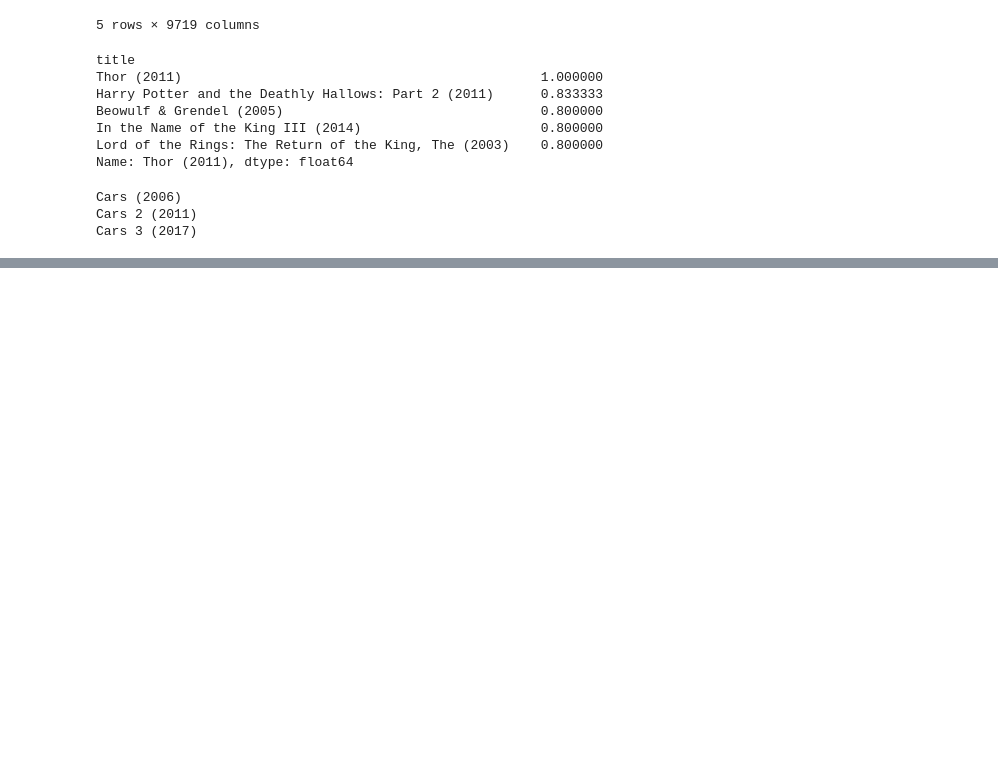
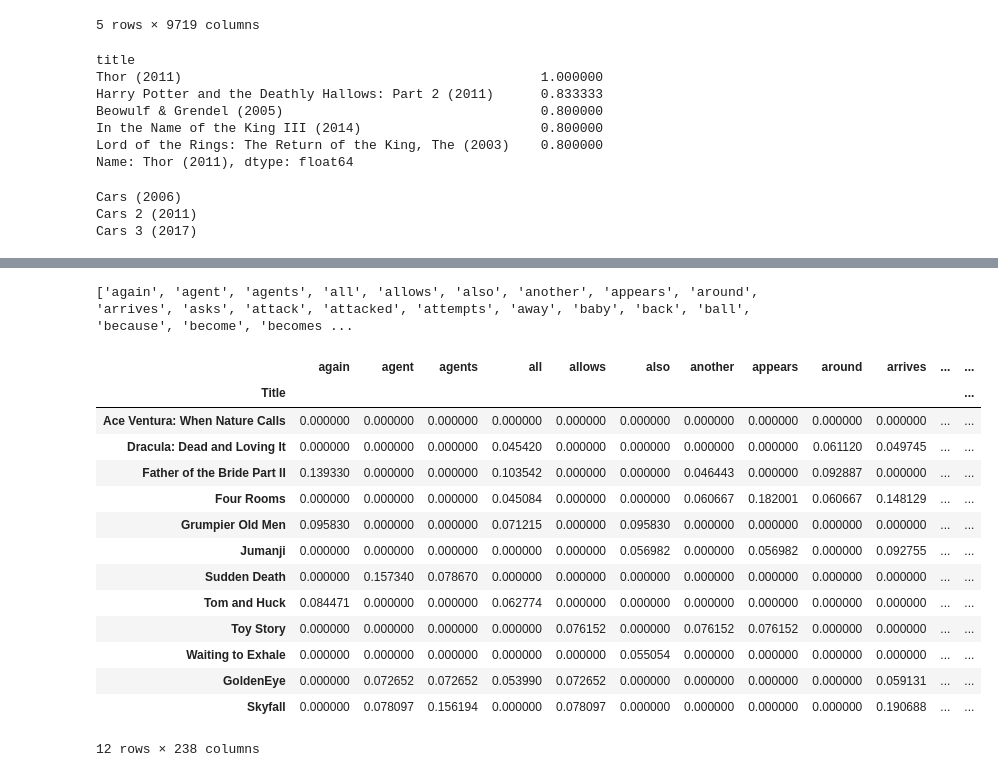
Before and after one commit to wsunshine/MachineLearning, a Jupyter notebook: RecommendationEngine_MovieRating.ipynb, the cells around one changed output, grey strips where cells are left out. Cells and saved outputs as stored; diff of their text form; code cells hidden in the pictures; blank space fills up the shorter version.

```diff
--- a/RecommendationEngine_MovieRating.ipynb
+++ b/RecommendationEngine_MovieRating.ipynb
@@ -351,0 +317,3 @@ Name: 21 Jump Street (2012), dtype: float64
+# %%
+df_plots = pd.read_csv(r'Data\movie_plots.csv',sep='|')
+df_plots.head()
@@ -351,0 +327,30 @@ Name: 21 Jump Street (2012), dtype: float64
+# %%
+# To do
+# need to add stop words and stem
+Tfidf = TfidfVectorizer(min_df=0.2, max_df=0.8)
+
+# Fit and transform the plot column
+vectorized_data =Tfidf.fit_transform(df_plots.Plot)
+print(Tfidf.get_feature_names())
+# %% [output]
+['again', 'agent', 'agents', 'all', 'allows', 'also', 'another', 'appears', 'around', 'arrives', 'asks', 'attack', 'attacked', 'attempts', 'away', 'baby', 'back', 'ball', 'because', 'become', 'becomes ...
+# %%
+# Create Dataframe from TF-IDFarray
+tfidf_df = pd.DataFrame(vectorized_data.toarray(),index=df_plots['Title'],columns= Tfidf.get_feature_names())
+tfidf_df
+# %% [output]
+|  | again | agent | agents | all | allows | also | another | appears | around | arrives | ... | ... |
+| Title |  |  |  |  |  |  |  |  |  |  |  | ... |
+| Ace Ventura: When Nature Calls | 0.000000 | 0.000000 | 0.000000 | 0.000000 | 0.000000 | 0.000000 | 0.000000 | 0.000000 | 0.000000 | 0.000000 | ... | ... |
+| Dracula: Dead and Loving It | 0.000000 | 0.000000 | 0.000000 | 0.045420 | 0.000000 | 0.000000 | 0.000000 | 0.000000 | 0.061120 | 0.049745 | ... | ... |
+| Father of the Bride Part II | 0.139330 | 0.000000 | 0.000000 | 0.103542 | 0.000000 | 0.000000 | 0.046443 | 0.000000 | 0.092887 | 0.000000 | ... | ... |
+| Four Rooms | 0.000000 | 0.000000 | 0.000000 | 0.045084 | 0.000000 | 0.000000 | 0.060667 | 0.182001 | 0.060667 | 0.148129 | ... | ... |
+| Grumpier Old Men | 0.095830 | 0.000000 | 0.000000 | 0.071215 | 0.000000 | 0.095830 | 0.000000 | 0.000000 | 0.000000 | 0.000000 | ... | ... |
+| Jumanji | 0.000000 | 0.000000 | 0.000000 | 0.000000 | 0.000000 | 0.056982 | 0.000000 | 0.056982 | 0.000000 | 0.092755 | ... | ... |
+| Sudden Death | 0.000000 | 0.157340 | 0.078670 | 0.000000 | 0.000000 | 0.000000 | 0.000000 | 0.000000 | 0.000000 | 0.000000 | ... | ... |
+| Tom and Huck | 0.084471 | 0.000000 | 0.000000 | 0.062774 | 0.000000 | 0.000000 | 0.000000 | 0.000000 | 0.000000 | 0.000000 | ... | ... |
+| Toy Story | 0.000000 | 0.000000 | 0.000000 | 0.000000 | 0.076152 | 0.000000 | 0.076152 | 0.076152 | 0.000000 | 0.000000 | ... | ... |
+| Waiting to Exhale | 0.000000 | 0.000000 | 0.000000 | 0.000000 | 0.000000 | 0.055054 | 0.000000 | 0.000000 | 0.000000 | 0.000000 | ... | ... |
+| GoldenEye | 0.000000 | 0.072652 | 0.072652 | 0.053990 | 0.072652 | 0.000000 | 0.000000 | 0.000000 | 0.000000 | 0.059131 | ... | ... |
+| Skyfall | 0.000000 | 0.078097 | 0.156194 | 0.000000 | 0.078097 | 0.000000 | 0.000000 | 0.000000 | 0.000000 | 0.190688 | ... | ... |
+12 rows × 238 columns
```
Also changed, not shown: parts of 19 cells of this notebook.
